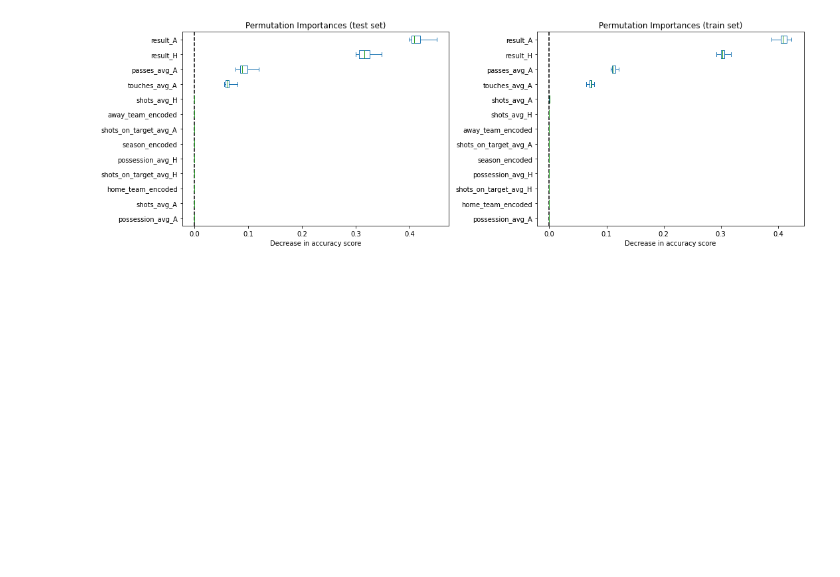
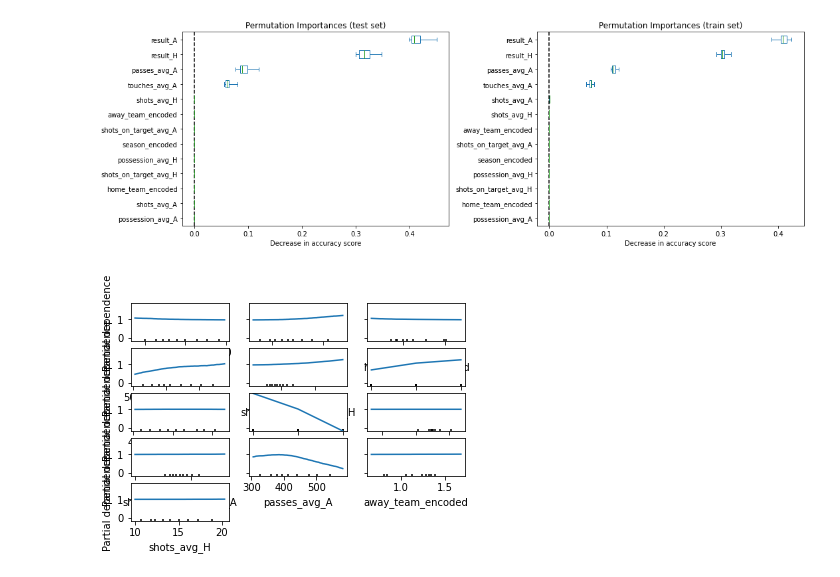
Before and after one commit to VipulR2796/premier_league_results_prediction, a Jupyter notebook: ML_Data_Cleaning_&_Model_Building_Premier_League_Result_Prediction.ipynb, the cells around one changed output. Drawn from its saved outputs; the diff is of its cells as text; code cells hidden in the pictures; blank space fills up the shorter version.

```diff
--- a/ML_Data_Cleaning_&_Model_Building_Premier_League_Result_Prediction.ipynb
+++ b/ML_Data_Cleaning_&_Model_Building_Premier_League_Result_Prediction.ipynb
@@ -818,3 +818,11 @@ axs[1].set_xlabel("Decrease in accuracy score")
 axs[1].figure.tight_layout()
 # %% [output]
 [figure]
+# %%
+from sklearn.inspection import plot_partial_dependence
+
+features = list(X.columns)
+plot_partial_dependence(clf, X_test, features, target = clf.classes_[0])
+plt.show()
+# %% [output]
+[figure, added]
```
